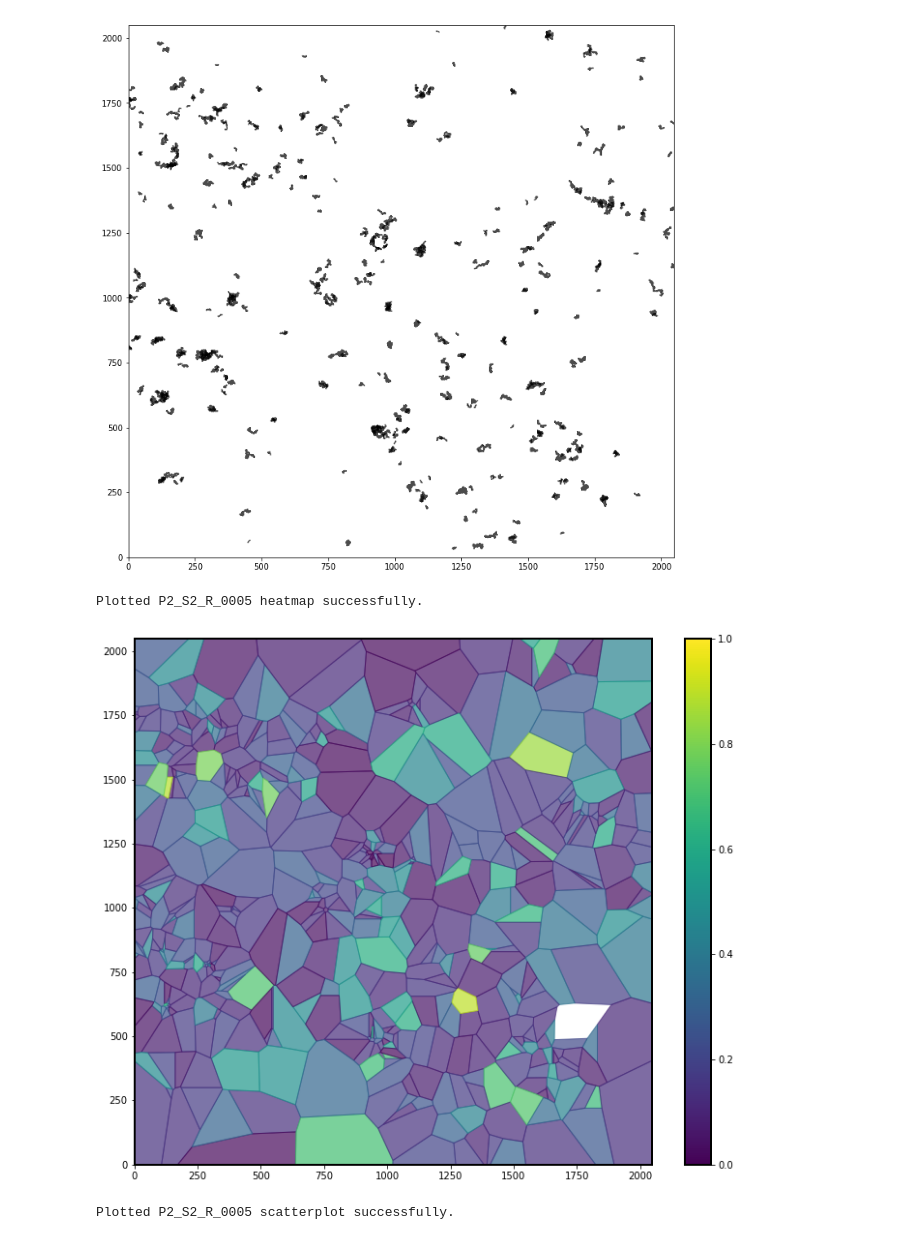
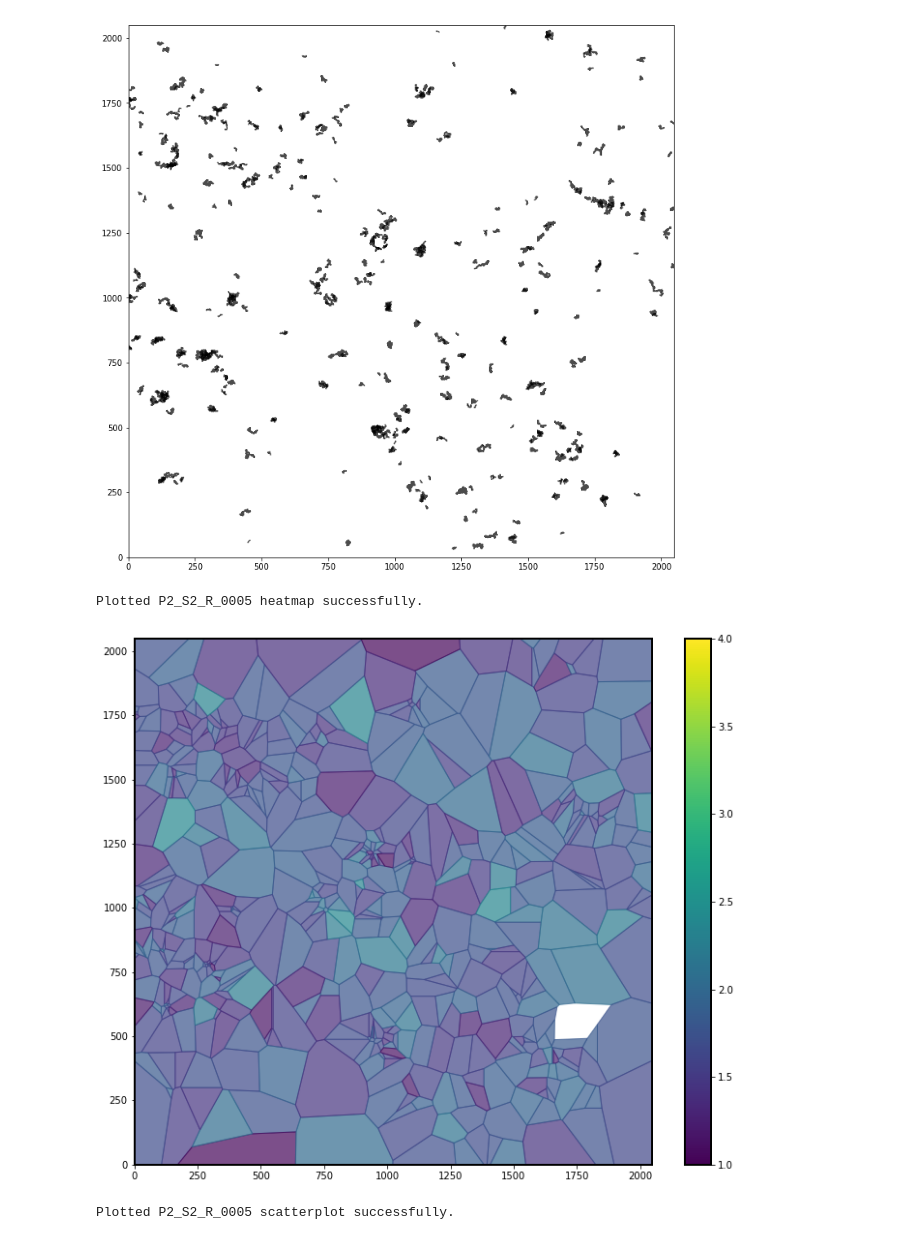
Before and after one commit to Nance-Lab/diff_classifier, a Jupyter notebook: notebooks/02_22_18_demo_diff_classifier.ipynb, the cells around one changed output. Cells and saved outputs as stored; diff of their text form; code cells hidden in the pictures.

```diff
--- a/notebooks/02_22_18_demo_diff_classifier.ipynb
+++ b/notebooks/02_22_18_demo_diff_classifier.ipynb
@@ -203,10 +203,10 @@ hm.plot_trajectories(prefix)
 Plotted P2_S2_R_0005 trajectories successfully.
 [figure]
 # %%
-hm.plot_heatmap(prefix, feature='asymmetry2')
+hm.plot_heatmap(prefix, feature='fractal_dim', vmin=1, vmax=4)
 # %% [output]
 Plotted P2_S2_R_0005 heatmap successfully.
-[figure, old version]
+[figure, new version]
 # %%
 aws.download_s3('{}/{}.tif'.format(remote_folder, prefix), '{}.tif'.format(prefix))
 # %%
```
Also changed, not shown: 1 other file.
